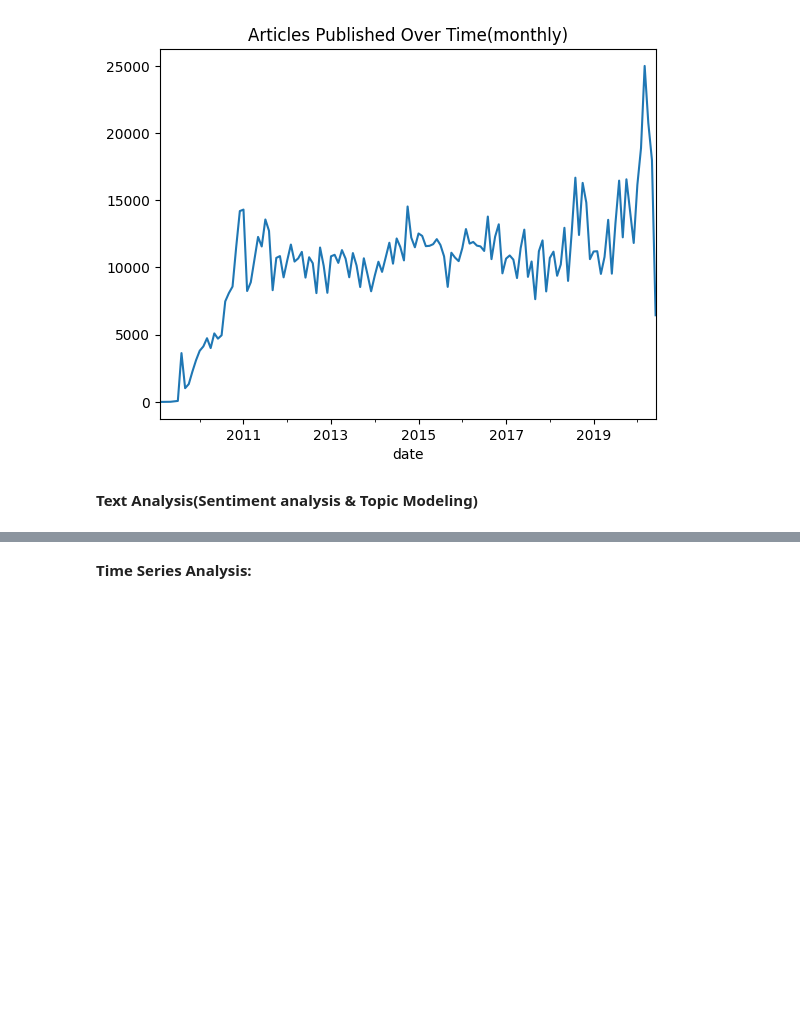
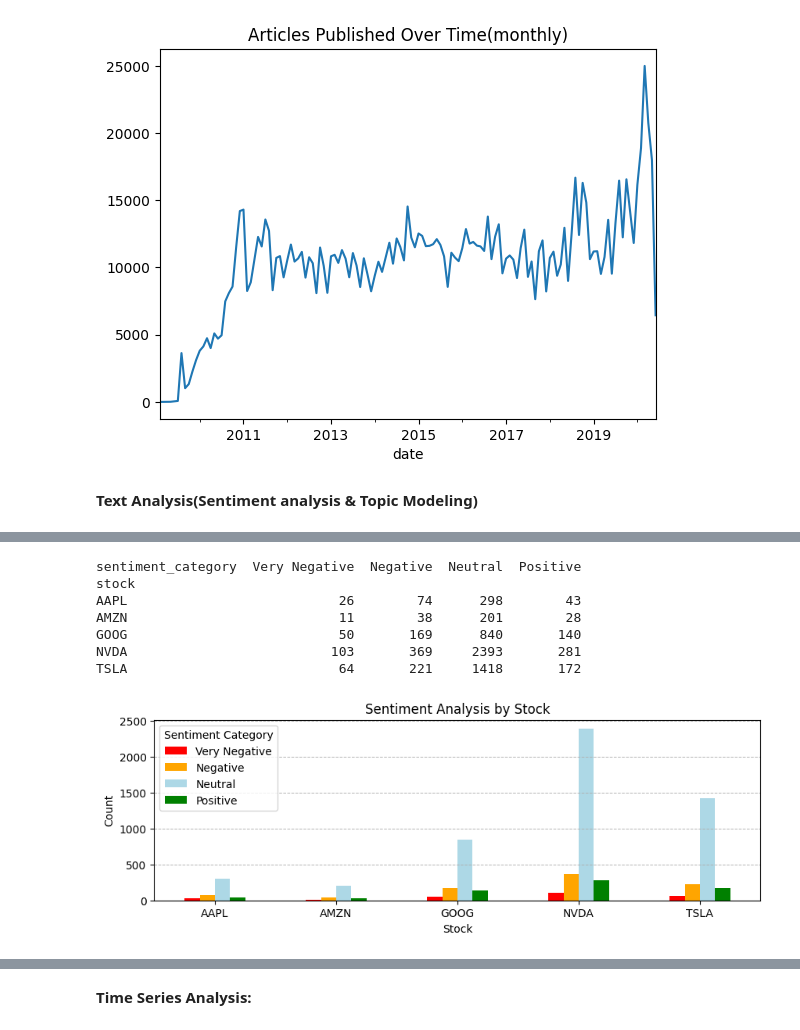
Before and after one commit to Bekyy/financial-news-data-analysis, a Jupyter notebook: notebooks/sentiment_analysis.ipynb, the cells around one changed output, grey strips where cells are left out. Cells and saved outputs as stored; diff of their text form; code cells hidden in the pictures; blank space fills up the shorter version.

```diff
--- a/notebooks/sentiment_analysis.ipynb
+++ b/notebooks/sentiment_analysis.ipynb
@@ -103,6 +79,0 @@ data.shape
-# %%
-# Convert the column to datetime
-data['date'] = pd.to_datetime(data['date'], format='ISO8601')
-# Eract only the date
-data['date'] = data['date'].dt.date
-data.head()
@@ -265,0 +223,36 @@ plt.show()
+# %%
+# List of specific stocks to analyze
+selected_stocks = ['AAPL', 'NVDA', 'META', 'AMZN', 'GOOG', 'TSLA', 'MSFT']
+filtered_data = sentiment_data[sentiment_data['stock'].isin(selected_stocks)]
+sentiment_by_publisher = filtered_data.groupby('stock')['sentiment_category'].value_counts().unstack().fillna(0)
+print(sentiment_by_publisher)
+
+import pandas as pd
+import matplotlib.pyplot as plt
+
+df = pd.DataFrame(sentiment_by_publisher)
+
+# Plotting the bar graph
+ax = df.plot(kind='bar', figsize=(10, 3), color=['red', 'orange','lightblue','green'])
+
+# Setting the title and labels
+plt.title('Sentiment Analysis by Stock')
+plt.xlabel('Stock')
+plt.ylabel('Count')
+plt.xticks(rotation=0)  # Rotate x-axis labels to 0 degrees for better readability
+
+# Adding legend and grid
+plt.legend(title='Sentiment Category')
+plt.grid(axis='y', linestyle='--', linewidth=0.7)
+
+# Display the plot
+plt.show()
+# %% [output]
+sentiment_category  Very Negative  Negative  Neutral  Positive
+stock
+AAPL                           26        74      298        43
+AMZN                           11        38      201        28
+GOOG                           50       169      840       140
+NVDA                          103       369     2393       281
+TSLA                           64       221     1418       172
+[figure, added]
```
Also changed, not shown: parts of 38 cells of this notebook, 4 other files.
